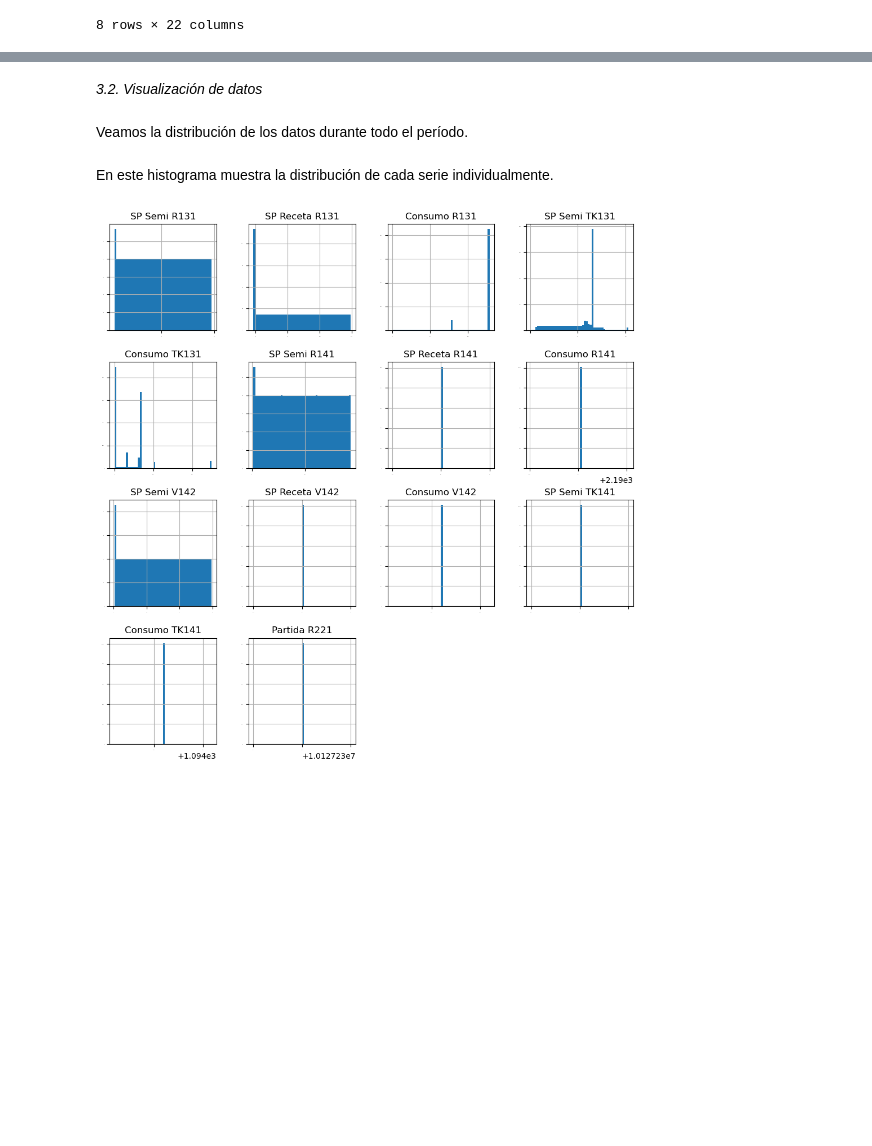
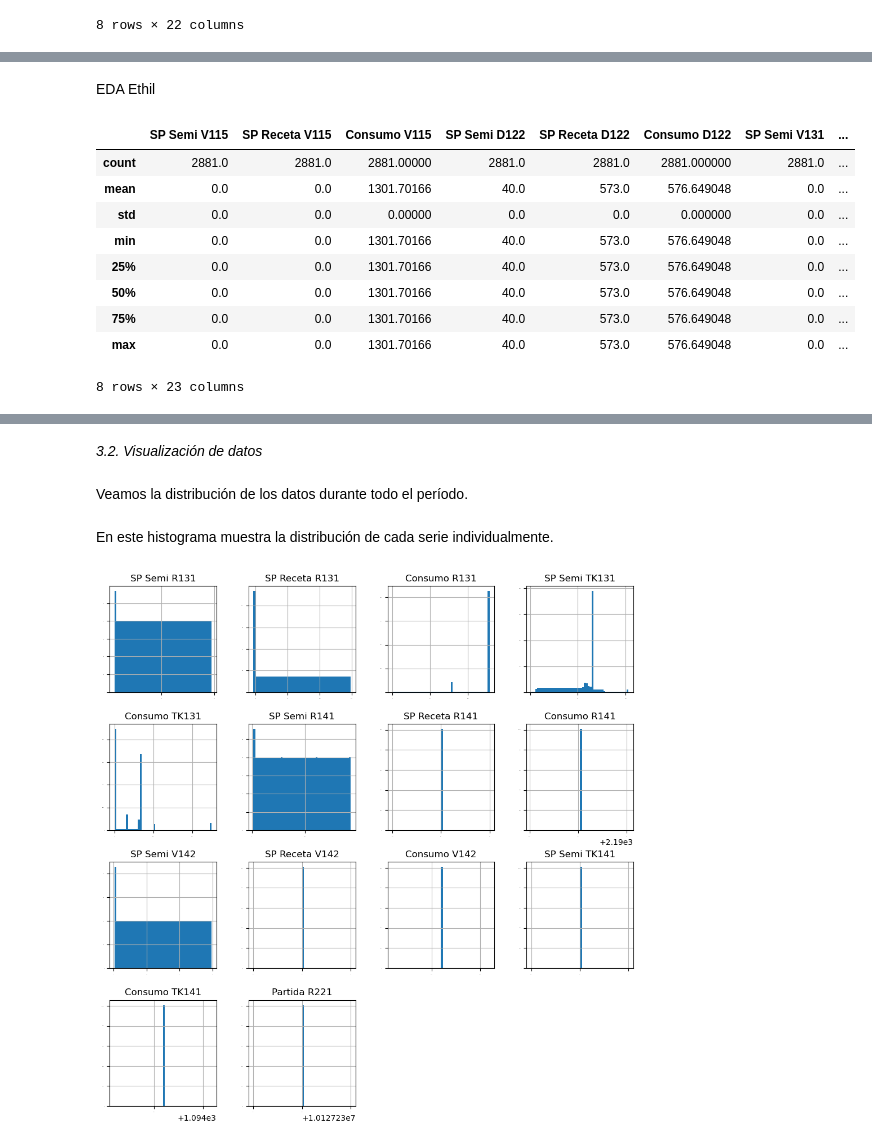
Before and after one commit to AcSsalazar/Proyecto_1_udem, a Jupyter notebook: MP_Consumos_BarbosaV2.ipynb, the cells around one changed output, grey strips where cells are left out. Drawn from its saved outputs; the diff is of its cells as text; code cells hidden in the pictures; blank space fills up the shorter version.

```diff
--- a/MP_Consumos_BarbosaV2.ipynb
+++ b/MP_Consumos_BarbosaV2.ipynb
@@ -135,0 +180,15 @@ sample_dfToluol.describe()
+# %% [markdown]
+EDA Ethil
+# %%
+sample_dfEthil.describe()
+# %% [output]
+|  | SP Semi V115 | SP Receta V115 | Consumo V115 | SP Semi D122 | SP Receta D122 | Consumo D122 | SP Semi V131 | ... |
+| count | 2881.0 | 2881.0 | 2881.00000 | 2881.0 | 2881.0 | 2881.000000 | 2881.0 | ... |
+| mean | 0.0 | 0.0 | 1301.70166 | 40.0 | 573.0 | 576.649048 | 0.0 | ... |
+| std | 0.0 | 0.0 | 0.00000 | 0.0 | 0.0 | 0.000000 | 0.0 | ... |
+| min | 0.0 | 0.0 | 1301.70166 | 40.0 | 573.0 | 576.649048 | 0.0 | ... |
+| 25% | 0.0 | 0.0 | 1301.70166 | 40.0 | 573.0 | 576.649048 | 0.0 | ... |
+| 50% | 0.0 | 0.0 | 1301.70166 | 40.0 | 573.0 | 576.649048 | 0.0 | ... |
+| 75% | 0.0 | 0.0 | 1301.70166 | 40.0 | 573.0 | 576.649048 | 0.0 | ... |
+| max | 0.0 | 0.0 | 1301.70166 | 40.0 | 573.0 | 576.649048 | 0.0 | ... |
+8 rows × 23 columns
```
Also changed, not shown: parts of 10 cells of this notebook.
